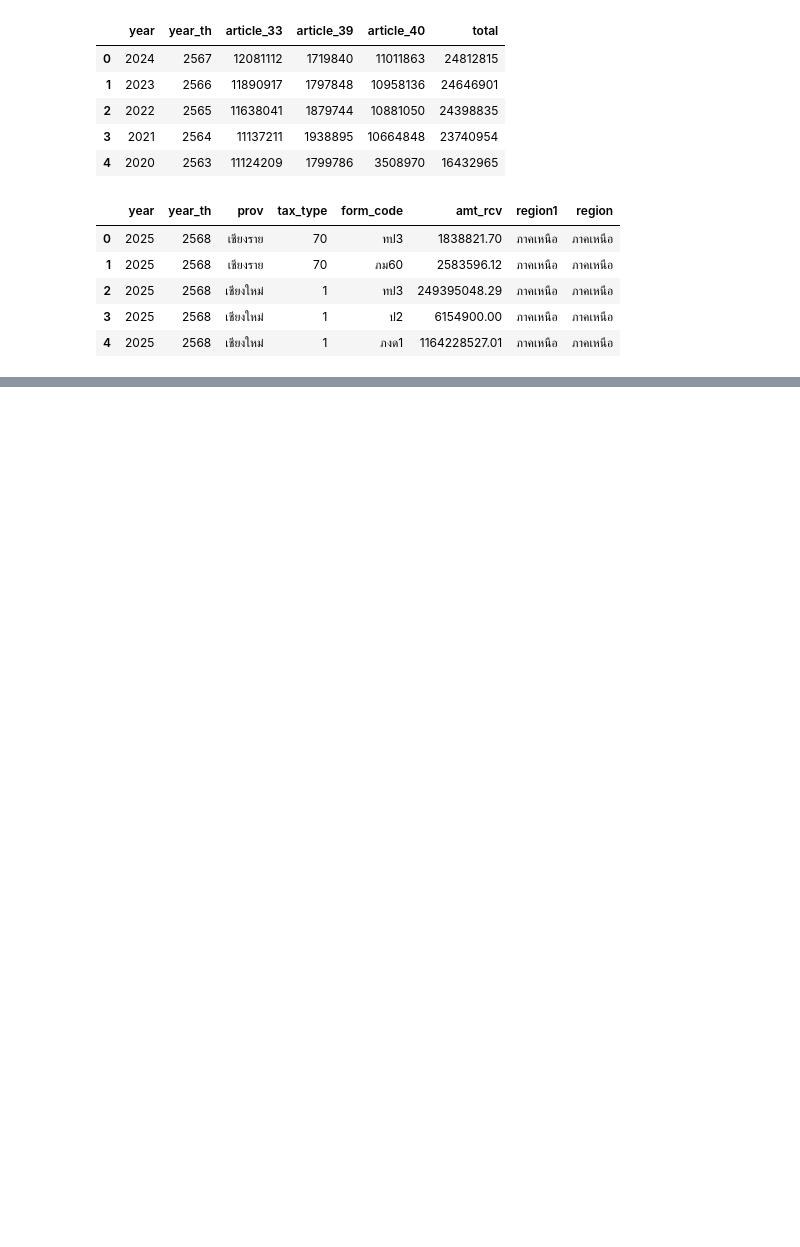
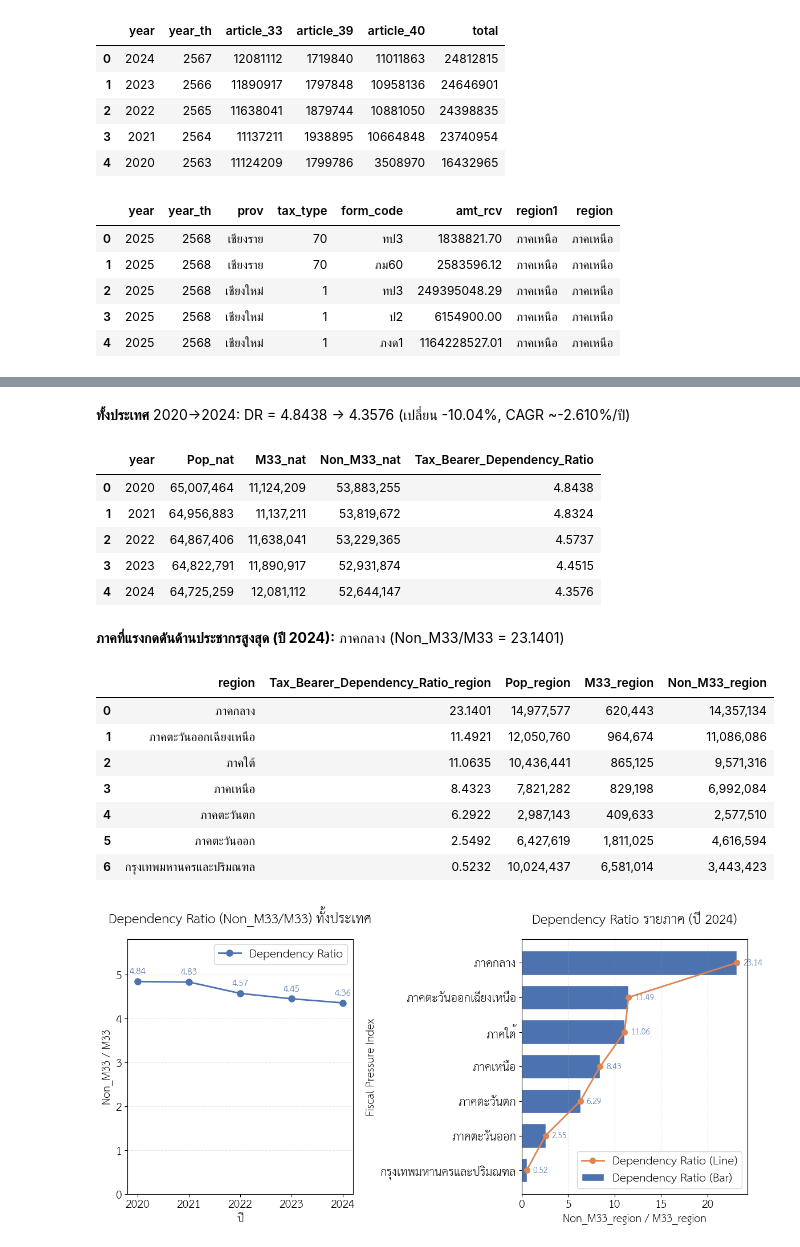
Before and after one commit to punnarujc/dads5001_midterm_project, a Jupyter notebook: main.ipynb, the cells around one changed output, grey strips where cells are left out. Cells and saved outputs as stored; diff of their text form; code cells hidden in the pictures; blank space fills up the shorter version.

```diff
--- a/main.ipynb
+++ b/main.ipynb
@@ -437,0 +823,72 @@ plt.show()
+# %%
+# ข้อ 1: อัตราส่วนผู้พึ่งพิง (ตาราง + กราฟ)
+first_year = int(nat_dep['year'].min())
+last_year = int(nat_dep['year'].max())
+dr0 = float(nat_dep.loc[nat_dep['year'] == first_year, 'Tax_Bearer_Dependency_Ratio'].iloc[0])
+dr1 = float(nat_dep.loc[nat_dep['year'] == last_year, 'Tax_Bearer_Dependency_Ratio'].iloc[0])
+n_years = max(1, last_year - first_year)
+pct_change = (dr1 - dr0) / dr0 * 100
+cagr = ((dr1 / dr0) ** (1 / n_years) - 1) * 100
+
+display(Markdown(f"**ทั้งประเทศ** {first_year}→{last_year}: DR = {dr0:.4f} → {dr1:.4f} (เปลี่ยน {pct_change:.2f}%, CAGR ~{cagr:.3f}%/ปี)"))
+cols_nat = ['year', 'Pop_nat', 'M33_nat', 'Non_M33_nat', 'Tax_Bearer_Dependency_Ratio']
+display(style_pastel_table(nat_dep[cols_nat].sort_values('year').round({'Tax_Bearer_Dependency_Ratio': 4}), highlight_first=False))
+
+top1 = region_dep_latest.iloc[0]
+display(Markdown(f"**ภาคที่แรงกดดันด้านประชากรสูงสุด (ปี {latest_region_year}):** {top1['region']} (Non_M33/M33 = {top1['Tax_Bearer_Dependency_Ratio_region']:.4f})"))
+cols_region = ['region', 'Tax_Bearer_Dependency_Ratio_region', 'Pop_region', 'M33_region', 'Non_M33_region']
+display(style_pastel_table(region_dep_latest[cols_region].head(N_REGIONS).round(4), highlight_first=True))
+
+fig, (ax1, ax2) = plt.subplots(1, 2, figsize=(12, 6))
+years_int = nat_dep['year'].astype(int)
+dr_vals = nat_dep['Tax_Bearer_Dependency_Ratio']
+
+# กราฟซ้าย: เส้นทั้งประเทศ
+ax1.plot(years_int, dr_vals, marker='o', markersize=8, color='#4c72b0', linewidth=2, label='Dependency Ratio')
+ax1.set_xticks(years_int)
+ax1.set_xticklabels([str(int(v)) for v in years_int], rotation=0)
+ax1.set_xlabel('ปี', fontsize=CHART['label_fontsize'], fontweight='normal')
+ax1.set_ylabel('Non_M33 / M33', fontsize=CHART['label_fontsize'], fontweight='normal')
+ax1.set_title('Dependency Ratio (Non_M33/M33) ทั้งประเทศ', fontsize=CHART['title_fontsize'], pad=CHART['title_pad'], fontweight='bold')
+ax1.set_ylim(0, dr_vals.max() * 1.2)
+ax1.grid(True, axis='y', linestyle=CHART['grid_ls'], alpha=CHART['grid_alpha'])
+for x, y in zip(years_int, dr_vals):
+    ax1.annotate(f'{y:.2f}', (x, y), textcoords='offset points', xytext=(0, 10), ha='center', fontweight='bold', color='#4c72b0', fontsize=11)
+ax1.legend(loc='upper right', frameon=True)
+
+# กราฟขวา: แท่งรายภาค + เส้น + เลขกำกับ
+plot_r = region_dep_latest.head(N_REGIONS).sort_values('Tax_Bearer_Dependency_Ratio_region', ascending=True)
+regions_r = plot_r['region'].astype(str)
+vals_r = plot_r['Tax_Bearer_Dependency_Ratio_region']
+
+ax2.barh(regions_r, vals_r, color='#4c72b0', edgecolor='white', height=0.7, label='Dependency Ratio (Bar)')
+ax2.plot(vals_r, regions_r, color='#dd8452', marker='o', markersize=7, linewidth=2, label='Dependency Ratio (Line)')
+for y, x in zip(regions_r, vals_r):
+    ax2.annotate(f'{x:.2f}', (x, y), textcoords='offset points', xytext=(8, 0), va='center', fontweight='normal', color='#4c72b0', fontsize=10)
+
+ax2.set_xlabel('Non_M33_region / M33_region', fontsize=CHART['label_fontsize'], fontweight='normal')
+ax2.set_ylabel('Fiscal Pressure Index', fontsize=CHART['label_fontsize'], fontweight='normal')
+ax2.set_title(f'Dependency Ratio รายภาค (ปี {latest_region_year})', fontsize=CHART['title_fontsize'], pad=CHART['title_pad'], fontweight='bold')
+ax2.grid(True, axis='x', linestyle=CHART['grid_ls'], alpha=CHART['grid_alpha'])
+ax2.legend(loc='lower right', frameon=True)
+plt.tight_layout()
+#plt.savefig('.png')
+plt.show()
+# %% [output]
+**ทั้งประเทศ** 2020→2024: DR = 4.8438 → 4.3576 (เปลี่ยน -10.04%, CAGR ~-2.610%/ปี)
+|  | year | Pop_nat | M33_nat | Non_M33_nat | Tax_Bearer_Dependency_Ratio |
+| 0 | 2020 | 65,007,464 | 11,124,209 | 53,883,255 | 4.8438 |
+| 1 | 2021 | 64,956,883 | 11,137,211 | 53,819,672 | 4.8324 |
+| 2 | 2022 | 64,867,406 | 11,638,041 | 53,229,365 | 4.5737 |
+| 3 | 2023 | 64,822,791 | 11,890,917 | 52,931,874 | 4.4515 |
+| 4 | 2024 | 64,725,259 | 12,081,112 | 52,644,147 | 4.3576 |
+**ภาคที่แรงกดดันด้านประชากรสูงสุด (ปี 2024):** ภาคกลาง (Non_M33/M33 = 23.1401)
+|  | region | Tax_Bearer_Dependency_Ratio_region | Pop_region | M33_region | Non_M33_region |
+| 0 | ภาคกลาง | 23.1401 | 14,977,577 | 620,443 | 14,357,134 |
+| 1 | ภาคตะวันออกเฉียงเหนือ | 11.4921 | 12,050,760 | 964,674 | 11,086,086 |
+| 2 | ภาคใต้ | 11.0635 | 10,436,441 | 865,125 | 9,571,316 |
+| 3 | ภาคเหนือ | 8.4323 | 7,821,282 | 829,198 | 6,992,084 |
+| 4 | ภาคตะวันตก | 6.2922 | 2,987,143 | 409,633 | 2,577,510 |
+| 5 | ภาคตะวันออก | 2.5492 | 6,427,619 | 1,811,025 | 4,616,594 |
+| 6 | กรุงเทพมหานครและปริมณฑล | 0.5232 | 10,024,437 | 6,581,014 | 3,443,423 |
+[figure, added]
```
Also changed, not shown: parts of 14 cells of this notebook.
